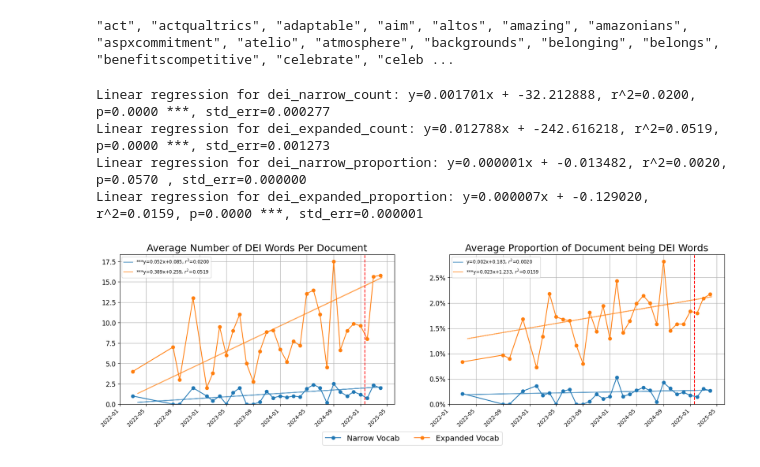
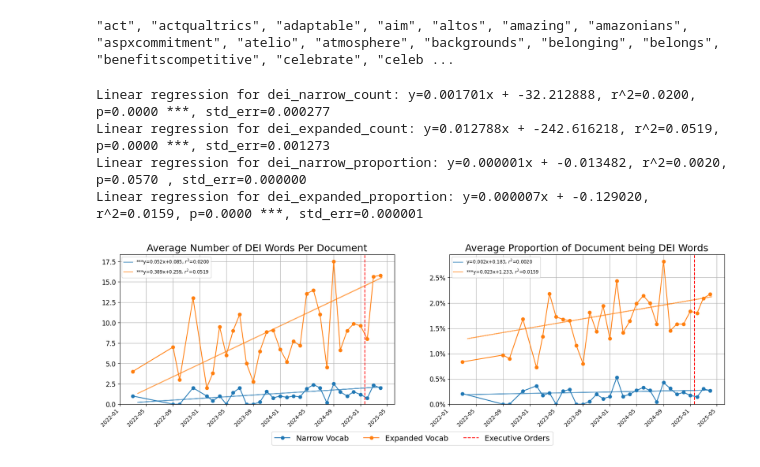
Before and after one commit to evelynyee/jobs_dei, a Jupyter notebook: prelim.ipynb, the cells around one changed output. Saved outputs shown, nothing was run; the diff lists cells and outputs as text; code cells hidden in the pictures.

Commit message:
add eo to legend

```diff
--- a/prelim.ipynb
+++ b/prelim.ipynb
@@ -274,7 +274,7 @@ for i, (metric1, metric2) in enumerate(metrics_pairs):
         merged[metric] = merged[metric].fillna(0)  # fill NaN proportions with 0
         monthly_means = merged.groupby(months)[metric].mean()
         monthly_means.index = monthly_means.index.to_timestamp()
-        plot, = ax_i.plot(monthly_means.index, monthly_means.values, marker='o', label=label, color=color)
+        plot, = ax_i.plot(monthly_means.index, monthly_means.values, marker='o', color=color)
         global_handles[label] = plot
         # ax_i.scatter(merged['date'], merged[metric], color=color, alpha=0.1)
 
@@ -300,32 +300,33 @@ for i, (metric1, metric2) in enumerate(metrics_pairs):
     ax_i.legend(handles=fit_lines, loc='upper left', fontsize='small')
 
 
     ax_i.set_title(f'Average {"Number of DEI Words Per Document" if "count" in metric1 else "Proportion of Document being DEI Words"}', fontsize=18)
     # ax_i.set_xlabel('Date')
     ax_i.set_xlim(left=start_date)
     plt.setp( ax_i.xaxis.get_majorticklabels(), rotation=45, ha="right" )
 
     ax_i.set_ylim(bottom=0)
     if 'proportion' in metric1: # convert decimal tick labels to percent
         ax_i.set_yticklabels([f"{t*100:.1f}%" for t in ax_i.get_yticks()])
     ax_i.tick_params(axis='y', labelsize=12)
     # ax_i.set_ylabel(f'Average {"# Occurrences" if "count" in metric1 else "Proportion of Words"}', fontsize=16)
     ax_i.grid()
     # ax_i.legend(fontsize=14)
     # add eo date line
-    ax_i.axvline(eo_datetime, color='red', linestyle='--', label='EO Date')
+    eo = ax_i.axvline(eo_datetime, color='red', linestyle='--')
+    global_handles['Executive Orders'] = eo
 handles, labels = ax[0].get_legend_handles_labels()
 fig.legend(handles=list(global_handles.values()),
            labels=list(global_handles.keys()),
            ncol=len(global_handles),
            loc='lower center',
            bbox_to_anchor=(0.5, -0.12),
            fontsize=14,)
 plt.savefig('figures/word_counts.png', bbox_inches='tight')
 plt.show()
 # %% [output]
 Linear regression for dei_narrow_count: y=0.001701x + -32.212888, r^2=0.0200, p=0.0000 ***, std_err=0.000277
 Linear regression for dei_expanded_count: y=0.012788x + -242.616218, r^2=0.0519, p=0.0000 ***, std_err=0.001273
 Linear regression for dei_narrow_proportion: y=0.000001x + -0.013482, r^2=0.0020, p=0.0570 , std_err=0.000000
 Linear regression for dei_expanded_proportion: y=0.000007x + -0.129020, r^2=0.0159, p=0.0000 ***, std_err=0.000001
-[figure, old version]
+[figure, new version]
```
Also changed, not shown: 1 other file.
